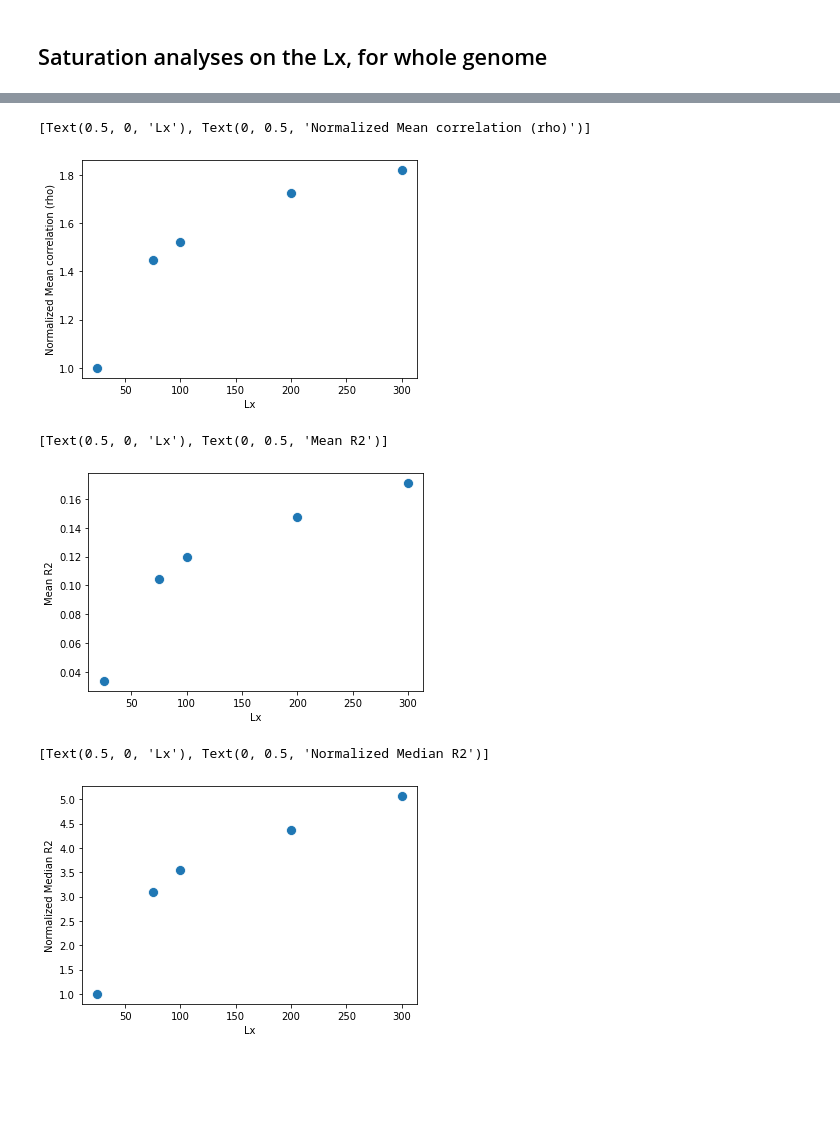
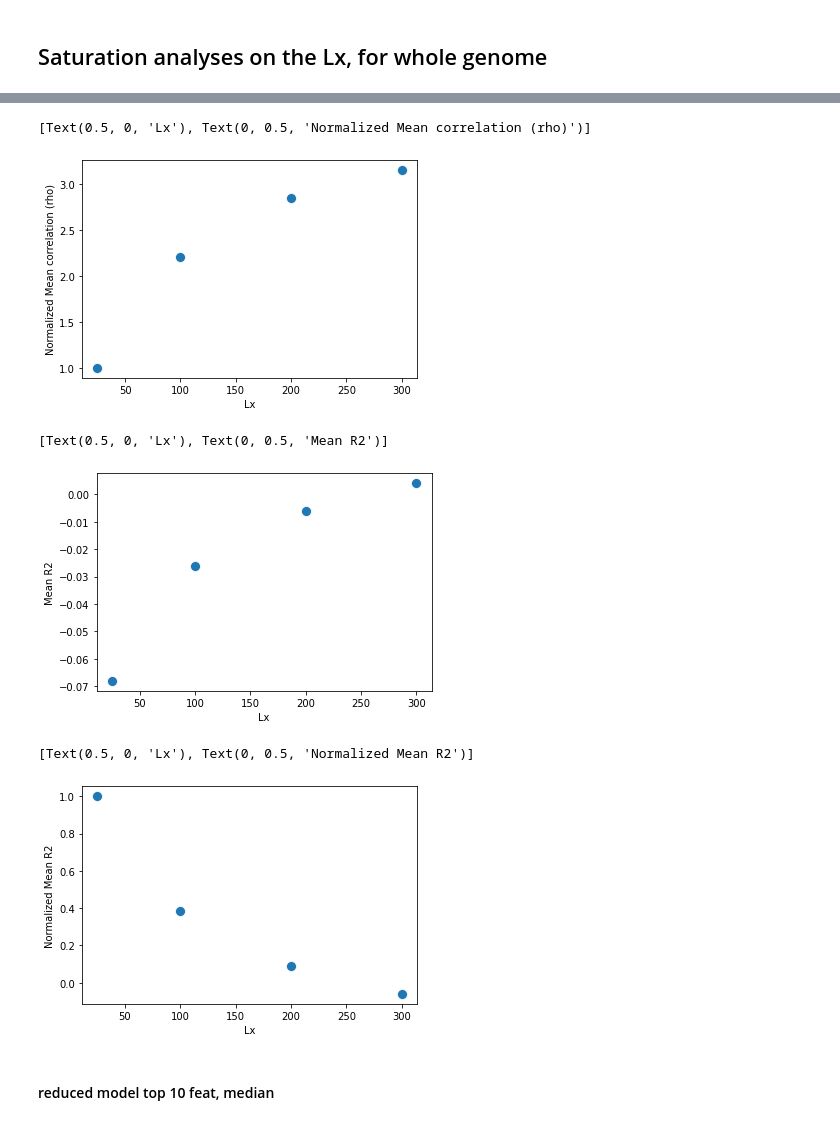
Before and after one commit to pritchardlabatpsu/cga_app, a Jupyter notebook: notebooks/05e-Lx_saturation.ipynb, the cells around one changed output, grey strips where cells are left out. Drawn from its saved outputs; the diff is of its cells as text; code cells hidden in the pictures; blank space fills up the shorter version.

```diff
--- a/notebooks/05e-Lx_saturation.ipynb
+++ b/notebooks/05e-Lx_saturation.ipynb
@@ -8,4 +8,5 @@ import seaborn as sns
 # %%
 dir_Lx = '../out/20.0909 Lx/'
 recall_cutoff = 0.95
-Lx_range = [25,75,100,200,300]
+#Lx_range = [25, 75, 100, 200, 300]
+Lx_range = [25, 100, 200, 300]
@@ -13,7 +16,7 @@ Lx_range = [25,75,100,200,300]
 def getPct(x, model_name, cutoff=0.95):
     # get the fraction of targets with recall > cutoff
     # given as is refering to Lx
-    df_results = pd.read_csv('%s/L%sonly_reg_rf_boruta/model_results.csv' % (dir_Lx, x))
+    df_results = pd.read_csv('%s/L%sonly_reg_rf_boruta_all/model_results.csv' % (dir_Lx, x))
 
     #genes_pass = df_results.loc[df_results.score_test>0,'target']
     #genes_pass = df_results.loc[(df_results.score_train - df_results.score_test) < 0.1,'target']
@@ -24,7 +27,6 @@ def getPct(x, model_name, cutoff=0.95):
     n_pass = sum(df_results.corr_test_recall > cutoff)
 
     return n_total, n_pass/n_total, np.nanmean(df_results.corr_test), np.nanmean(df_results.score_test), np.nanmean(df_results.score_train)
-
 
 def getStats(model_name):
     df_stats = {'Lx':[], 'recall_pct':[], 'mean_corr':[], 'mean_R2_test':[], 'mean_R2_train':[], 'n':[]}
@@ -73,16 +72,18 @@ ax = sns.scatterplot(df_stats.Lx, df_stats.mean_corr / df_stats.mean_corr[0], s=
 ax.set(xlabel='Lx', ylabel='Normalized Mean correlation (rho)')
 # %% [output]
 [Text(0.5, 0, 'Lx'), Text(0, 0.5, 'Normalized Mean correlation (rho)')]
-[figure, old version]
+[figure, new version]
 # %%
 ax = sns.scatterplot(df_stats.Lx, df_stats.mean_R2_test, s=100)
 ax.set(xlabel='Lx', ylabel='Mean R2')
 # %% [output]
 [Text(0.5, 0, 'Lx'), Text(0, 0.5, 'Mean R2')]
-[figure, old version]
+[figure, new version]
 # %%
 ax = sns.scatterplot(df_stats.Lx, df_stats.mean_R2_test / df_stats.mean_R2_test[0], s=100)
-ax.set(xlabel='Lx', ylabel='Normalized Median R2')
+ax.set(xlabel='Lx', ylabel='Normalized Mean R2')
 # %% [output]
-[Text(0.5, 0, 'Lx'), Text(0, 0.5, 'Normalized Median R2')]
+[Text(0.5, 0, 'Lx'), Text(0, 0.5, 'Normalized Mean R2')]
-[figure, old version]
+[figure, new version]
+# %% [markdown]
+#### reduced model top 10 feat, median
```
Also changed, not shown: parts of 14 cells of this notebook, 1 other file.
